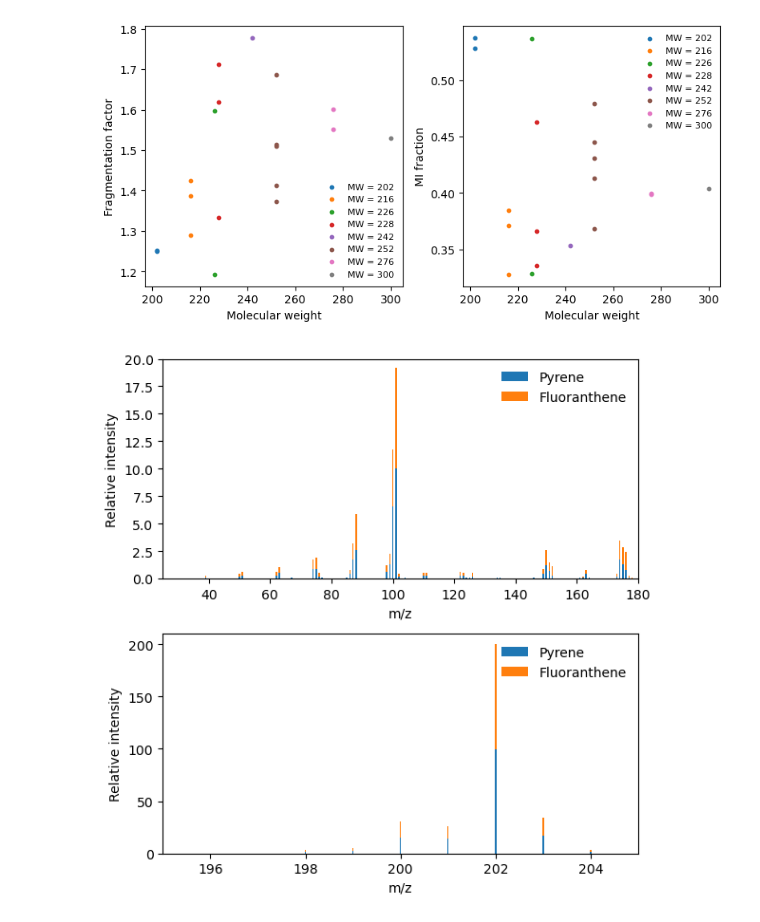
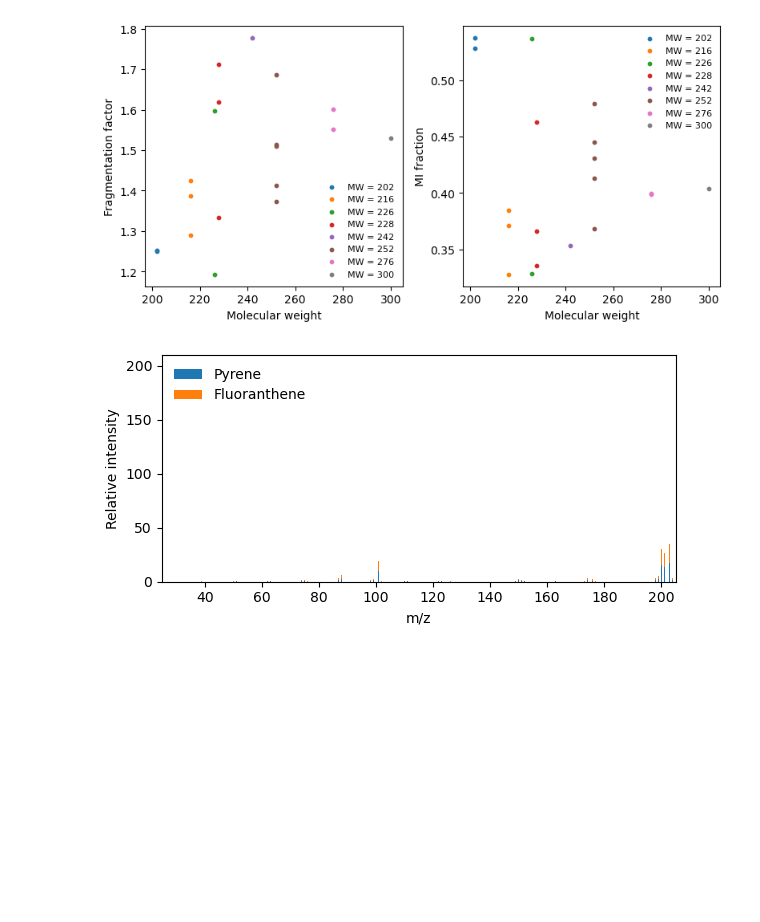
Before and after one commit to Normann25/NFA_project, a Jupyter notebook: NIST_plots.ipynb, the cells around one changed output. Drawn from its saved outputs; the diff is of its cells as text; code cells hidden in the pictures; blank space fills up the shorter version.

```diff
--- a/NIST_plots.ipynb
+++ b/NIST_plots.ipynb
@@ -125,15 +125,15 @@ plt.show()
 [figure]
 # %%
 # MW = 202
-fig, ax = plt.subplots(2, 1, figsize = (6, 6))
+fig, ax = plt.subplots(figsize = (6, 3))
 
-plot_NIST(species_202, mass_spectra, 0.5, ax[0], (25, 180), (0, 20))
-plot_NIST(species_202, mass_spectra, 0.03, ax[1], (195, 205), (0, 210))
+plot_NIST(species_202, mass_spectra, 0.3, ax, (25, 205), (0, 210))
+# plot_NIST(species_202, mass_spectra, 0.03, ax[1], (195, 205), (0, 210))
 
 fig.tight_layout()
 fig.savefig('NIST_spectra/MW202.png', dpi = 600)
 plt.show()
 # %% [output]
-[figure, old version]
+[figure, new version]
 # %%
 # MW = 216
```
Also changed, not shown: parts of 7 cells of this notebook, 8 other files.
